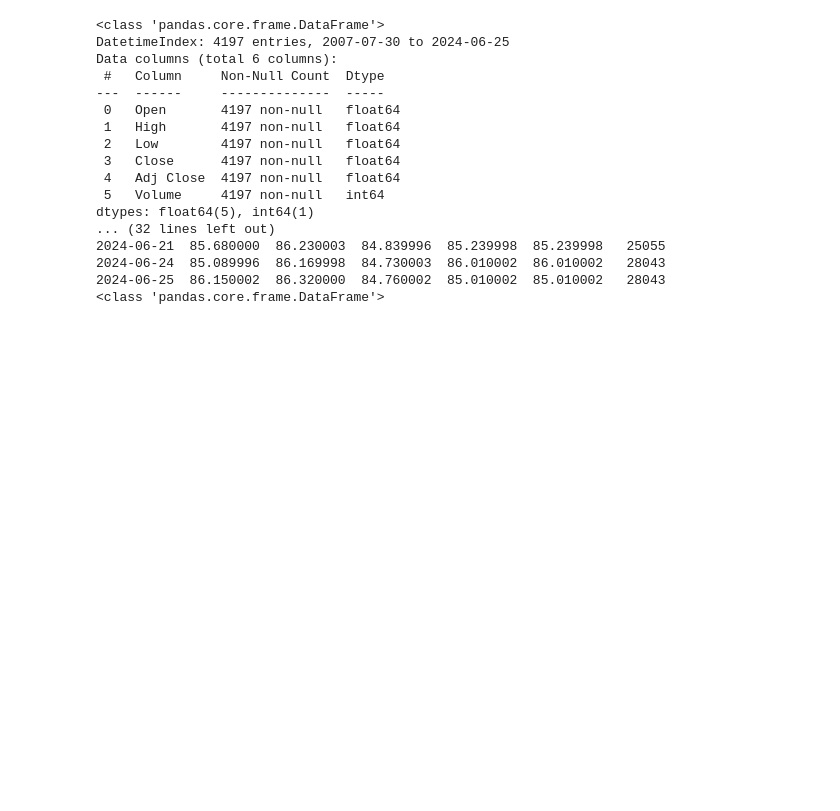
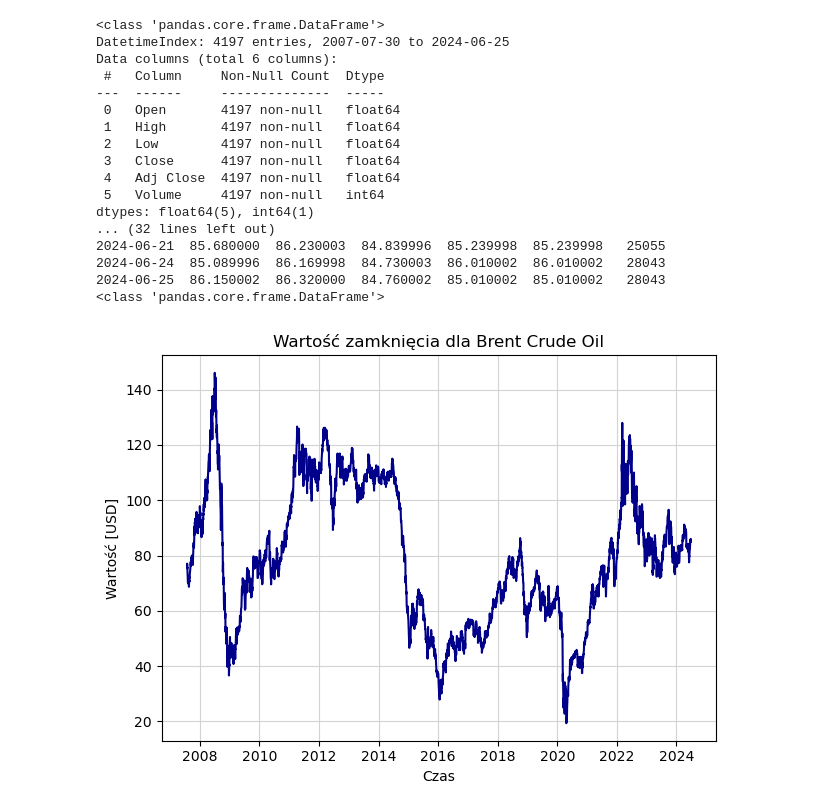
Before and after one commit to stormborn333/exchange-rate-forecasting, a Jupyter notebook: projekt_tworzenie.ipynb, the cells around one changed output. Cells and saved outputs as stored; diff of their text form; code cells hidden in the pictures; blank space fills up the shorter version.

Commit message:
stworzenie wykresow

```diff
--- a/projekt_tworzenie.ipynb
+++ b/projekt_tworzenie.ipynb
@@ -108,0 +113,11 @@ dtypes: float64(5), int64(1)
+# %%
+# Tworzenie wykresu z danych
+plt.plot(data.index, data["Close"], linestyle='-', color='darkblue')  # Wykres linii
+plt.xlabel('Czas')
+plt.ylabel('Wartość [USD]')
+plt.title(f'Wartość zamknięcia dla {tickers[ticker]}')
+plt.grid(color='lightgray')
+plt.tight_layout()
+plt.show()
+# %% [output]
+[figure, added]
```
Also changed, not shown: parts of 7 cells of this notebook.
